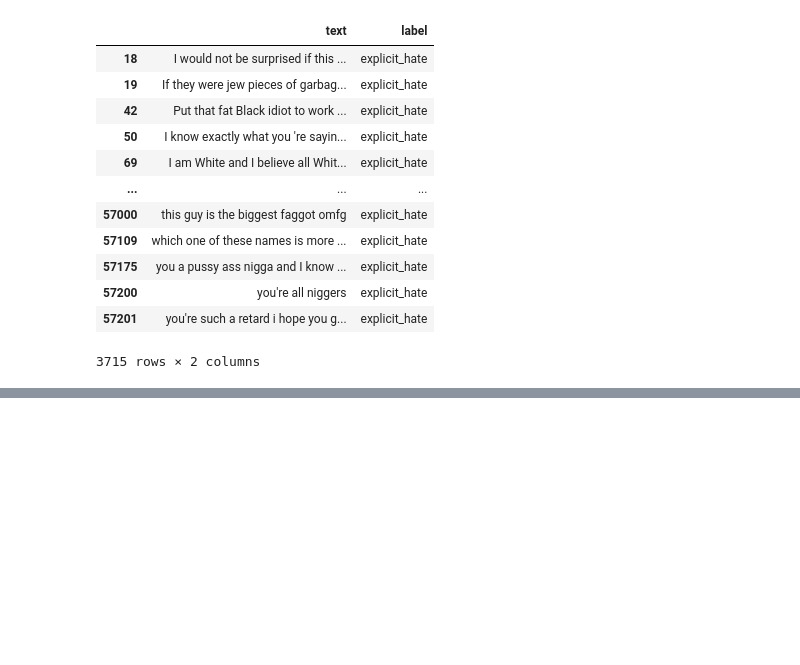
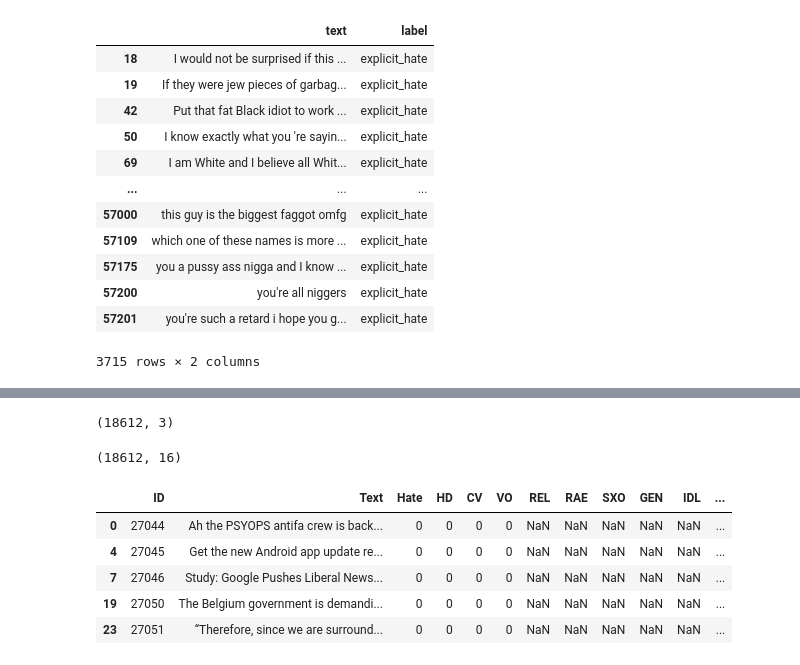
Before and after one commit to uadR1/nlphatespeech, a Jupyter notebook: Aras/Collect_Data/collectalldata.ipynb, the cells around one changed output, grey strips where cells are left out. Drawn from its saved outputs; the diff is of its cells as text; code cells hidden in the pictures; blank space fills up the shorter version.

```diff
--- a/Aras/Collect_Data/collectalldata.ipynb
+++ b/Aras/Collect_Data/collectalldata.ipynb
@@ -161,0 +182,4 @@ df_all[df_all['label'] == 'explicit_hate']
+# %%
+# Group by ID to find entries where all annotators agreed it is no hate and no offensive
+df_n_hohate = df_neutral.groupby(['ID'], as_index=False)['Hate', 'VO'].mean()
+df_n_hohate.describe()
@@ -161,0 +196,23 @@ df_all[df_all['label'] == 'explicit_hate']
+# %%
+df_n_hohate_pure = df_n_hohate[(df_n_hohate['Hate']==0) & (df_n_hohate['VO']==0) ]
+df_n_hohate_pure.shape
+# %% [output]
+(18612, 3)
+# %%
+# Define a to keep variable to filter in the next step
+to_keep = df_n_hohate_pure['ID']
+df_neutral = df_neutral[df_neutral['ID'].isin(to_keep)]
+df_neutral = df_neutral.drop_duplicates(keep='first')
+df_neutral.shape
+# %% [output]
+(18612, 16)
+# %%
+# Head
+df_neutral.head()
+# %% [output]
+|  | ID | Text | Hate | HD | CV | VO | REL | RAE | SXO | GEN | IDL | ... |
+| 0 | 27044 | Ah the PSYOPS antifa crew is back... | 0 | 0 | 0 | 0 | NaN | NaN | NaN | NaN | NaN | ... |
+| 4 | 27045 | Get the new Android app update re... | 0 | 0 | 0 | 0 | NaN | NaN | NaN | NaN | NaN | ... |
+| 7 | 27046 | Study: Google Pushes Liberal News... | 0 | 0 | 0 | 0 | NaN | NaN | NaN | NaN | NaN | ... |
+| 19 | 27050 | The Belgium government is demandi... | 0 | 0 | 0 | 0 | NaN | NaN | NaN | NaN | NaN | ... |
+| 23 | 27051 | “Therefore, since we are surround... | 0 | 0 | 0 | 0 | NaN | NaN | NaN | NaN | NaN | ... |
```
Also changed, not shown: parts of 7 cells of this notebook, 6 other files.
